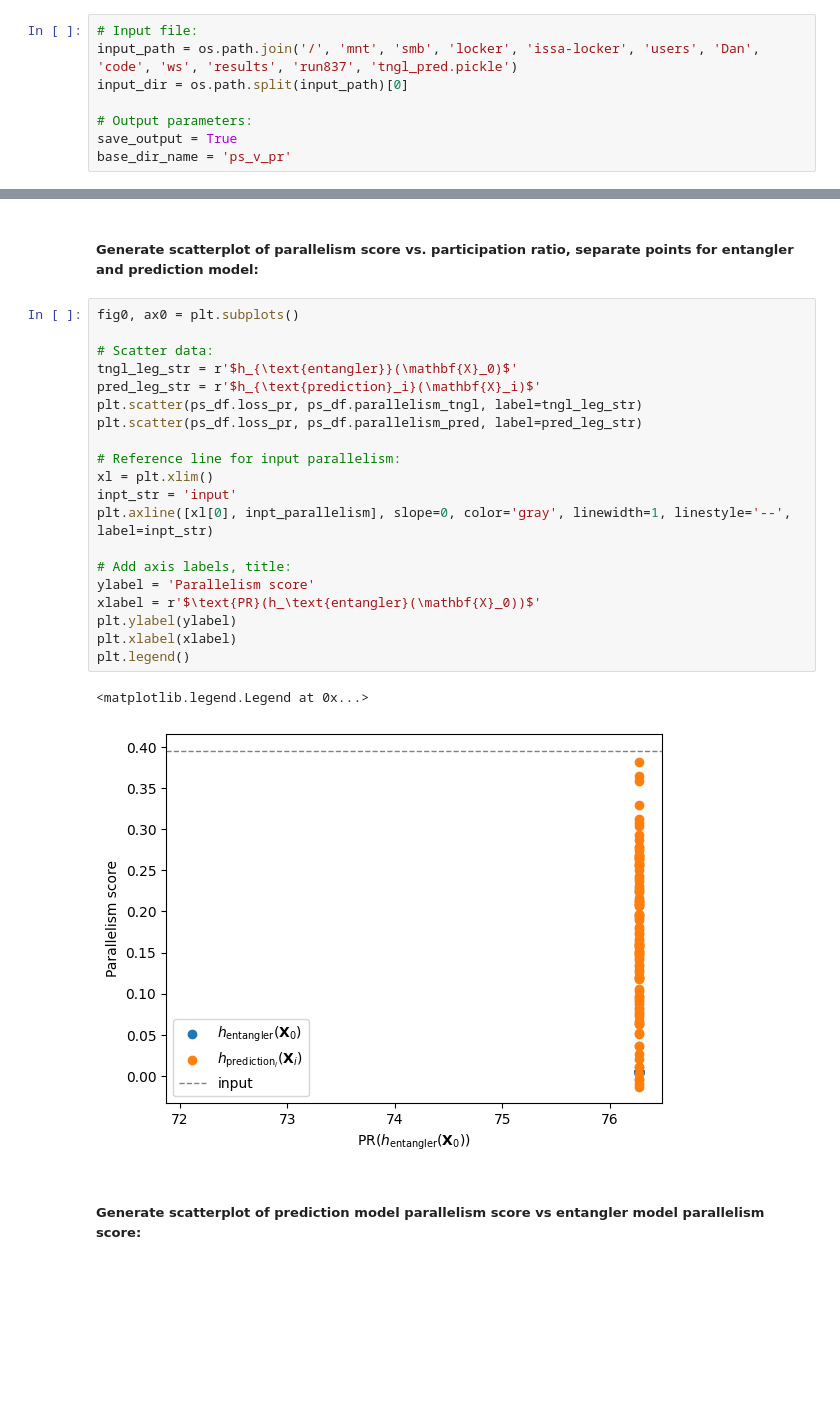
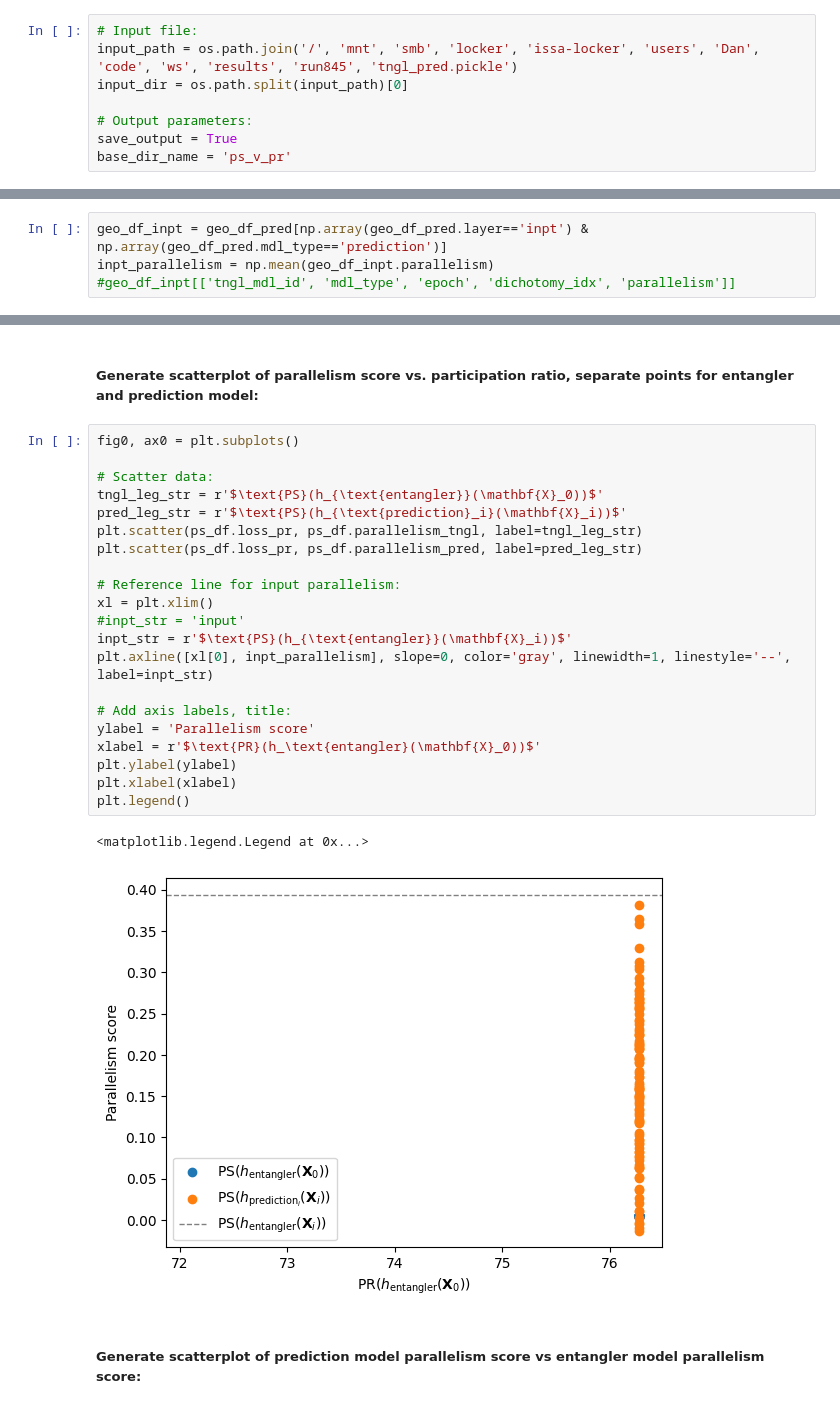
Before and after one commit to danieldkato/simulation_whiskers, a Jupyter notebook: scripts/tangle_evo_pred_scatter_ps_v_pr.ipynb, the cells around one changed output, grey strips where cells are left out. Cells and saved outputs as stored; diff of their text form; blank space fills up the shorter version.

Commit message:
Change legend label

```diff
--- a/scripts/tangle_evo_pred_scatter_ps_v_pr.ipynb
+++ b/scripts/tangle_evo_pred_scatter_ps_v_pr.ipynb
@@ -13,7 +13,7 @@ from analysis_metadata.analysis_metadata import Metadata, increment_dir_name, wr
 ##### Define inputs, parameters:
 # %%
 # Input file:
-input_path = os.path.join('/', 'mnt', 'smb', 'locker', 'issa-locker', 'users', 'Dan', 'code', 'ws', 'results', 'run837', 'tngl_pred.pickle')
+input_path = os.path.join('/', 'mnt', 'smb', 'locker', 'issa-locker', 'users', 'Dan', 'code', 'ws', 'results', 'run845', 'tngl_pred.pickle')
 input_dir = os.path.split(input_path)[0]
 
 # Output parameters:
@@ -59,3 +55,7 @@ ps_pred_df = ps_pred_df.rename(columns={'parallelism':'parallelism_pred'})
+# %%
+geo_df_inpt = geo_df_pred[np.array(geo_df_pred.layer=='inpt') & np.array(geo_df_pred.mdl_type=='prediction')]
+inpt_parallelism = np.mean(geo_df_inpt.parallelism)
+#geo_df_inpt[['tngl_mdl_id', 'mdl_type', 'epoch', 'dichotomy_idx', 'parallelism']]
 # %% [markdown]
 ##### Merge participation ratio, entangler parallelism, and prediction model parallelism results:
 # %%
@@ -66,26 +66,27 @@ ps_df = pd.merge(ps_df, ps_pred_df, on=['tngl_mdl_id'])
 # %%
 fig0, ax0 = plt.subplots()
 
 # Scatter data:
-tngl_leg_str = r'$h_{\text{entangler}}(\mathbf{X}_0)$'
-pred_leg_str = r'$h_{\text{prediction}_i}(\mathbf{X}_i)$'
+tngl_leg_str = r'$\text{PS}(h_{\text{entangler}}(\mathbf{X}_0))$'
+pred_leg_str = r'$\text{PS}(h_{\text{prediction}_i}(\mathbf{X}_i))$'
 plt.scatter(ps_df.loss_pr, ps_df.parallelism_tngl, label=tngl_leg_str)
 plt.scatter(ps_df.loss_pr, ps_df.parallelism_pred, label=pred_leg_str)
 
 # Reference line for input parallelism:
 xl = plt.xlim()
-inpt_str = 'input'
+#inpt_str = 'input'
+inpt_str = r'$\text{PS}(h_{\text{entangler}}(\mathbf{X}_i))$'
 plt.axline([xl[0], inpt_parallelism], slope=0, color='gray', linewidth=1, linestyle='--', label=inpt_str)
 
 # Add axis labels, title:
 ylabel = 'Parallelism score'
 xlabel = r'$\text{PR}(h_\text{entangler}(\mathbf{X}_0))$'
 plt.ylabel(ylabel)
 plt.xlabel(xlabel)
 plt.legend()
 # %% [output]
 <matplotlib.legend.Legend at 0x...>
-[figure, old version]
+[figure, new version]
 # %% [markdown]
 ##### Generate scatterplot of prediction model parallelism score vs entangler model parallelism score:
 # %%
```
Also changed, not shown: parts of 3 cells of this notebook.
